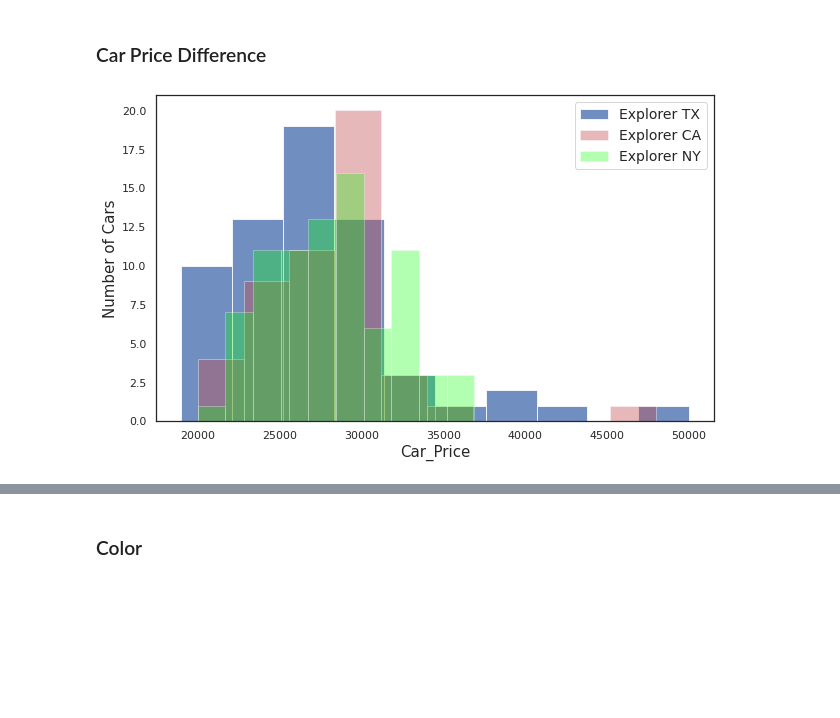
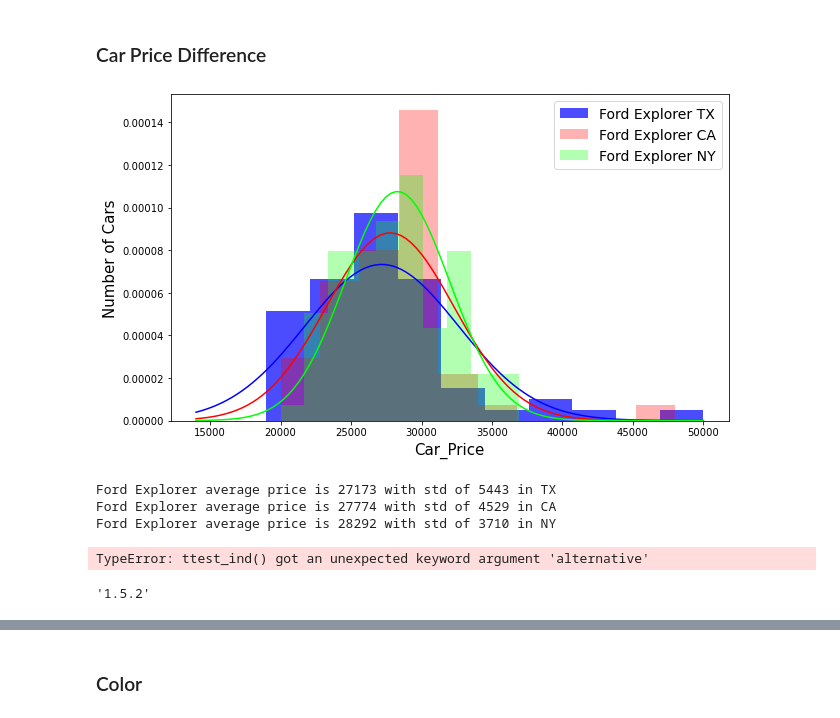
Before and after one commit to aabouie/CapStone1, a Jupyter notebook: EDA.ipynb, the cells around one changed output, grey strips where cells are left out. Cells and saved outputs as stored; diff of their text form; code cells hidden in the pictures; blank space fills up the shorter version.

```diff
--- a/EDA.ipynb
+++ b/EDA.ipynb
@@ -366,14 +367,19 @@ df2.groupby(['state','car_make']).car_model.value_counts().unstack('state').plot
 # %%
 fig,ax = plt.subplots(figsize=(10,6))
 Price_Explorer_TX2017 = df[(df.state=='TX')&(df.car_model=='Explorer')&(df.car_model_year>=2017)]
 Price_Explorer_CA2017 = df[(df.state=='CA')&(df.car_model=='Explorer')&(df.car_model_year>=2017)]
 Price_Explorer_NY2017 = df[(df.state=='NY')&(df.car_model=='Explorer')&(df.car_model_year>=2017)]
-ax.hist(Price_Explorer_TX2017['car_price'],label='Explorer TX',color='b',alpha=0.8)
-ax.hist(Price_Explorer_CA2017['car_price'],label='Explorer CA',color='r',alpha=0.4)
-ax.hist(Price_Explorer_NY2017['car_price'],label='Explorer NY',color='lime',alpha=0.3)
+ax.hist(Price_Explorer_TX2017['car_price'],label='Ford Explorer TX',color='b',alpha=0.7,density=True)
+ax.hist(Price_Explorer_CA2017['car_price'],label='Ford Explorer CA',color='r',alpha=0.3,density=True)
+ax.hist(Price_Explorer_NY2017['car_price'],label='Ford Explorer NY',color='lime',alpha=0.3,density=True)
+
+ax.plot(x,stats.norm(TX2017_mean ,TX2017_std).pdf(x),color='b')
+ax.plot(x,stats.norm(CA2017_mean ,CA2017_std).pdf(x),color='r')
+ax.plot(x,stats.norm(NY2017_mean ,NY2017_std).pdf(x),color='lime')
+
 ax.set_xlabel('Car_Price',size=15)
 ax.set_ylabel('Number of Cars',size=15)
 ax.legend(prop={'size': 14});
 plt.savefig('Ali')
 # %% [output]
-[figure, old version]
+[figure, new version]
@@ -387,0 +386,14 @@ a2.boxplot(by='week_days', meanline=True, showmeans=True, showcaps=True,
+# %%
+TX2017_mean = Price_Explorer_TX2017.car_price.mean()
+TX2017_std = Price_Explorer_TX2017.car_price.std()
+print(f'Ford Explorer average price is {round(TX2017_mean)} with std of {round(TX2017_std)} in TX')
+CA2017_mean = Price_Explorer_CA2017.car_price.mean()
+CA2017_std = Price_Explorer_CA2017.car_price.std()
+print(f'Ford Explorer average price is {round(CA2017_mean)} with std of {round(CA2017_std)} in CA')
+NY2017_mean = Price_Explorer_NY2017.car_price.mean()
+NY2017_std = Price_Explorer_NY2017.car_price.std()
+print(f'Ford Explorer average price is {round(NY2017_mean)} with std of {round(NY2017_std)} in NY')
+# %% [output]
+Ford Explorer average price is 27173 with std of 5443 in TX
+Ford Explorer average price is 27774 with std of 4529 in CA
+Ford Explorer average price is 28292 with std of 3710 in NY
@@ -387,0 +408,11 @@ a2.boxplot(by='week_days', meanline=True, showmeans=True, showcaps=True,
+# %%
+# Welch t-test
+res_TX_CA = stats.ttest_ind(Price_Explorer_TX2017.car_price,Price_Explorer_CA2017.car_price,equal_var=False, alternative="less")
+res_TX_CA
+# %% [output]
+TypeError: ttest_ind() got an unexpected keyword argument 'alternative'
+# %%
+import scipy
+scipy.__version__
+# %% [output]
+'1.5.2'
```
Also changed, not shown: parts of 31 cells of this notebook.
